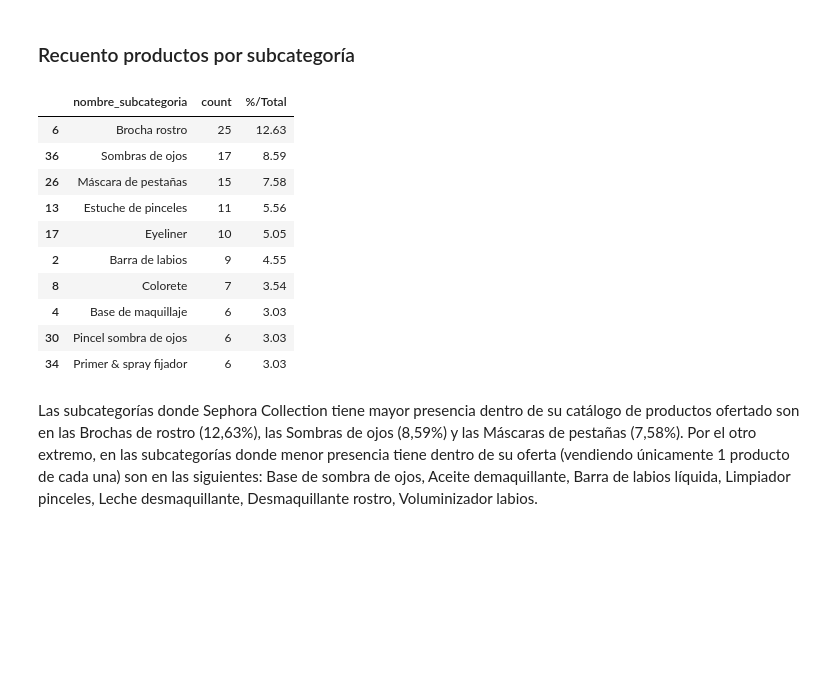
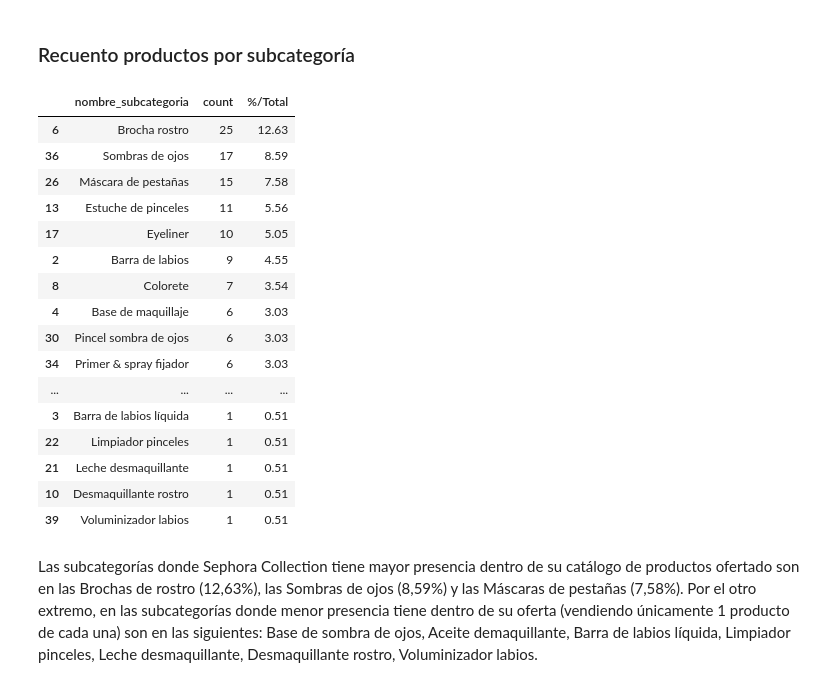
Before and after one commit to raquelscv/proyecto_final_sephora, a Jupyter notebook: eda.ipynb, the cells around one changed output. Drawn from its saved outputs; the diff is of its cells as text; code cells hidden in the pictures; blank space fills up the shorter version.

```diff
--- a/eda_general.ipynb
+++ b/eda.ipynb
@@ -694,20 +720,26 @@ Las categorías donde Sephora Collection tiene mayor presencia dentro de su cat
 # %%
 df_subcat_count = df_especifico.groupby('nombre_subcategoria').size().reset_index(name='count')
 df_subcat_count['%/Total'] = ((df_subcat_count['count'] / df_especifico.shape[0]) * 100).round(2)
 df_subcat_count = df_subcat_count.sort_values(by='%/Total', ascending=False)
-df_subcat_count.head(10)
+df_subcat_count
 # %% [output]
 |  | nombre_subcategoria | count | %/Total |
 | 6 | Brocha rostro | 25 | 12.63 |
 | 36 | Sombras de ojos | 17 | 8.59 |
 | 26 | Máscara de pestañas | 15 | 7.58 |
 | 13 | Estuche de pinceles | 11 | 5.56 |
 | 17 | Eyeliner | 10 | 5.05 |
 | 2 | Barra de labios | 9 | 4.55 |
 | 8 | Colorete | 7 | 3.54 |
 | 4 | Base de maquillaje | 6 | 3.03 |
 | 30 | Pincel sombra de ojos | 6 | 3.03 |
 | 34 | Primer & spray fijador | 6 | 3.03 |
+| ... | ... | ... | ... |
+| 3 | Barra de labios líquida | 1 | 0.51 |
+| 22 | Limpiador pinceles | 1 | 0.51 |
+| 21 | Leche desmaquillante | 1 | 0.51 |
+| 10 | Desmaquillante rostro | 1 | 0.51 |
+| 39 | Voluminizador labios | 1 | 0.51 |
 # %% [markdown]
 Las subcategorías donde Sephora Collection tiene mayor presencia dentro de su catálogo de productos ofertado son en las Brochas de rostro (12,63%), las Sombras de ojos (8,59%) y las Máscaras de pestañas (7,58%). Por el otro extremo, en las subcategorías donde menor presencia tiene dentro de su oferta (vendiendo únicamente 1 producto de cada una) son en las siguientes: Base de sombra de ojos, Aceite demaquillante, Barra de labios líquida, Limpiador pinceles, Leche desmaquillante, Desmaquillante rostro, Voluminizador labios.
 # %% [markdown]
```
Also changed, not shown: parts of 23 cells of this notebook.
